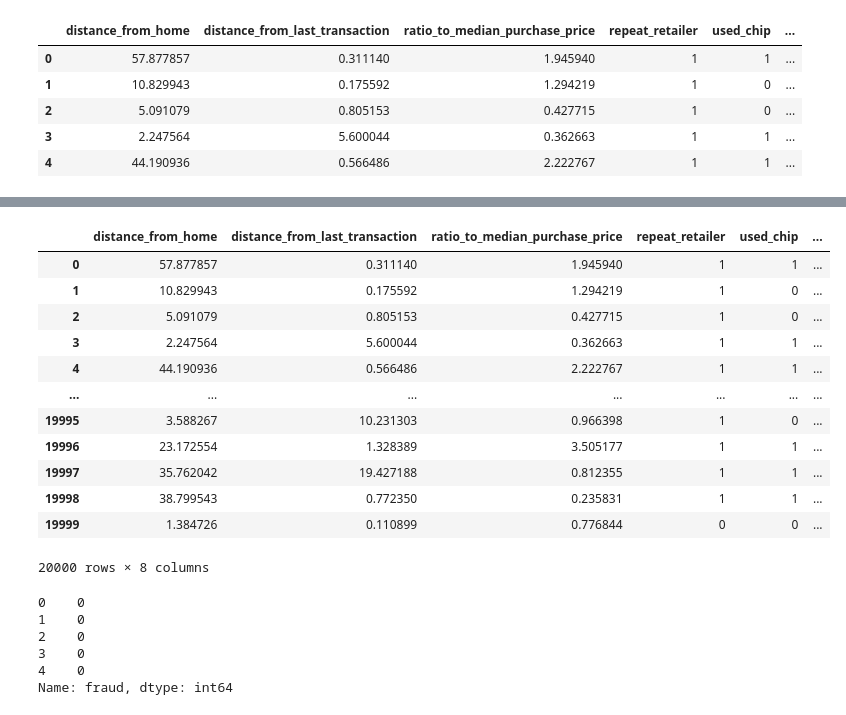
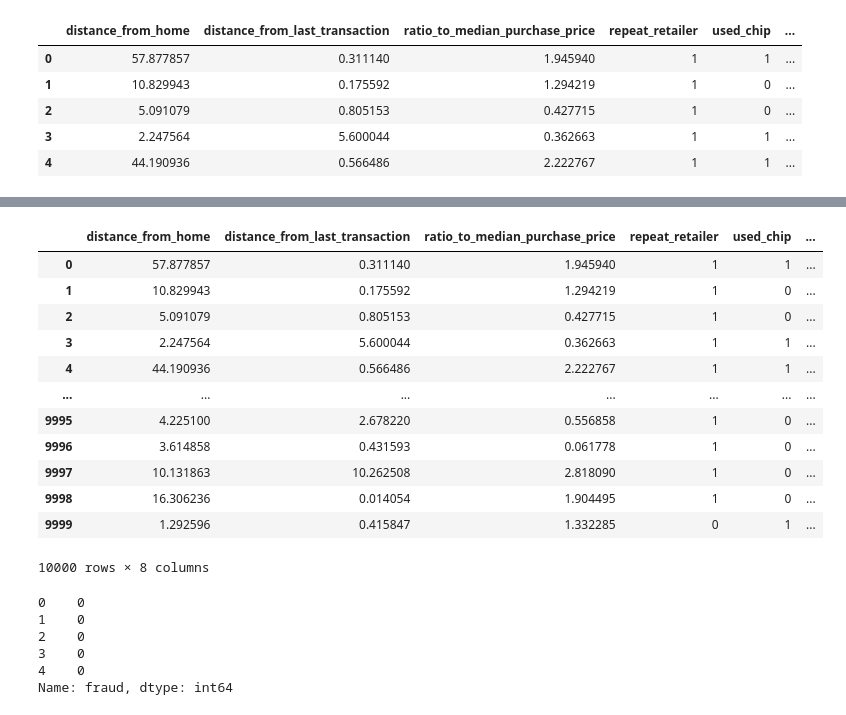
Before and after one commit to ZekeH43/Project-2, a Jupyter notebook: module_updated.ipynb, the cells around one changed output, grey strips where cells are left out. Saved outputs shown, nothing was run; the diff lists cells and outputs as text; code cells hidden in the pictures.

```diff
--- a/module_updated.ipynb
+++ b/module_updated.ipynb
@@ -40,22 +40,22 @@ df.corr().hvplot.line(
 # %% [output]
 [interactive output not drawn]
 # %%
-test_set_1 = df.head(20000)
+test_set_1 = df.head(10000)
 test_set_1
 # %% [output]
 |  | distance_from_home | distance_from_last_transaction | ratio_to_median_purchase_price | repeat_retailer | used_chip | ... |
 | 0 | 57.877857 | 0.311140 | 1.945940 | 1 | 1 | ... |
 | 1 | 10.829943 | 0.175592 | 1.294219 | 1 | 0 | ... |
 | 2 | 5.091079 | 0.805153 | 0.427715 | 1 | 0 | ... |
 | 3 | 2.247564 | 5.600044 | 0.362663 | 1 | 1 | ... |
 | 4 | 44.190936 | 0.566486 | 2.222767 | 1 | 1 | ... |
 | ... | ... | ... | ... | ... | ... | ... |
-| 19995 | 3.588267 | 10.231303 | 0.966398 | 1 | 0 | ... |
-| 19996 | 23.172554 | 1.328389 | 3.505177 | 1 | 1 | ... |
-| 19997 | 35.762042 | 19.427188 | 0.812355 | 1 | 1 | ... |
-| 19998 | 38.799543 | 0.772350 | 0.235831 | 1 | 1 | ... |
-| 19999 | 1.384726 | 0.110899 | 0.776844 | 0 | 0 | ... |
+| 9995 | 4.225100 | 2.678220 | 0.556858 | 1 | 0 | ... |
+| 9996 | 3.614858 | 0.431593 | 0.061778 | 1 | 0 | ... |
+| 9997 | 10.131863 | 10.262508 | 2.818090 | 1 | 0 | ... |
+| 9998 | 16.306236 | 0.014054 | 1.904495 | 1 | 0 | ... |
+| 9999 | 1.292596 | 0.415847 | 1.332285 | 0 | 1 | ... |
-20000 rows × 8 columns
+10000 rows × 8 columns
 # %%
 # Split target column from dataset
 y = test_set_1['fraud']
```
Also changed, not shown: parts of 26 cells of this notebook.
